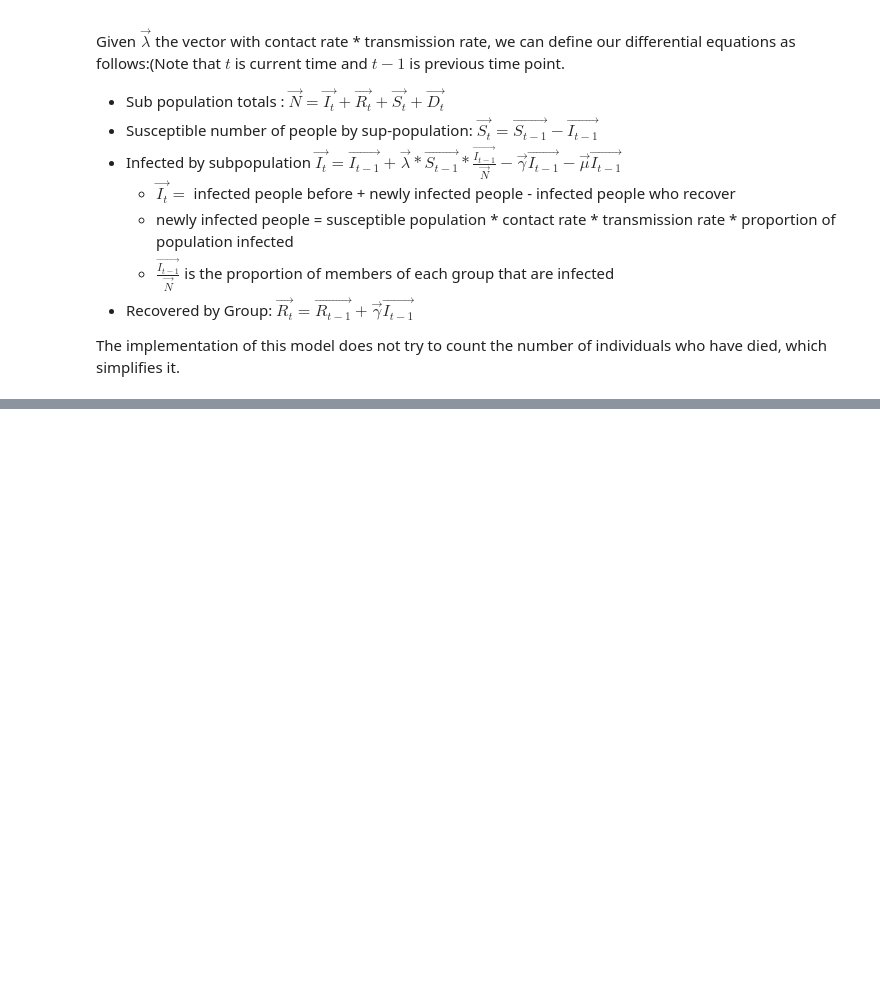
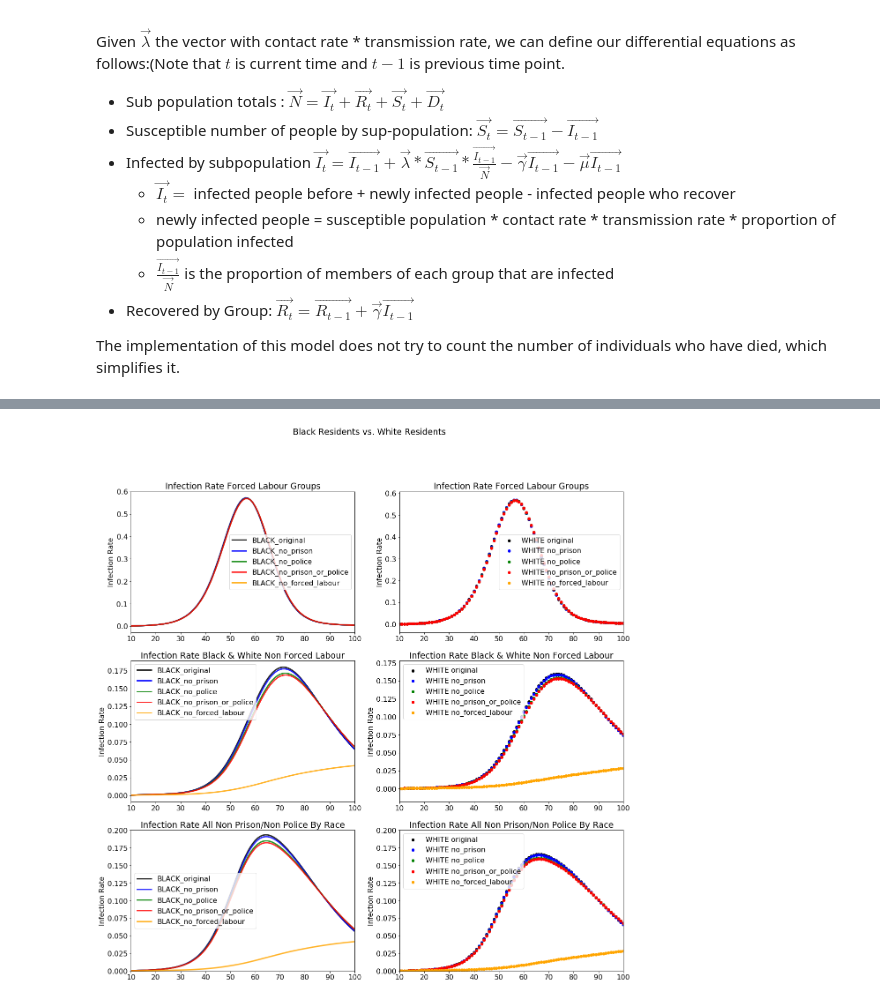
Before and after one commit to rachelwarren/CPE_Covid_Model, a Jupyter notebook: model/Model.ipynb, the cells around one changed output, grey strips where cells are left out. Cells and saved outputs as stored; diff of their text form; code cells hidden in the pictures; blank space fills up the shorter version.

```diff
--- a/model/Model.ipynb
+++ b/model/Model.ipynb
@@ -188,4 +173,4 @@ dict_keys(['I10_PI25_L14___pc5_pgrp13.8', 'I10_PI25_L14___pc5_pgrp14.9', 'I10_PI
 # %%
-i = infection_maps['I10_PI0.45_L28___pc15_pgrp18.2']
-pop_for_model = pop_sizes[pop_sizes['name'] == 'I10_PI0.45_L28___pc15_pgrp18.2']
+i = infection_maps['I10_PI0.35_L14___pc10_pgrp16']
+pop_for_model = pop_sizes[pop_sizes['name'] == 'I10_PI0.35_L14___pc10_pgrp16']
 p = pop_for_model.loc['original']
@@ -200,57 +215,49 @@ pop_sizes.head()
 # %%
-fig, (ax1, ax2, ax3) = plt.subplots(3, figsize = (20, 20))
+fig, ax  = plt.subplots(3, 2, figsize = (20, 20))
 fig.suptitle("Black Residents vs. White Residents")
 
 model_colors = {
     'original' : 'k',
-  #  'eq_forced_labour': 'b',
+   # 'eq_forced_labour': 'p',
     'no_prison': 'b',
     'no_police': 'g',
     'no_prison_or_police': 'r',
     'no_forced_labour' : 'orange'
 }
 
 for k in model_colors.keys():
     df = i[i['model_name'] == k]
     pop_size = pop_for_model.loc[k]
     #print(k + "   " + str(pop_size['Black_Forced_Labour']))
     x = df['Black_Forced_Labour']/pop_size['Black_Forced_Labour']
     y = df['Black']/pop_size['Black']
     z = (df['Black'] + df['Black_Forced_Labour'])/ (pop_size['Black'] + pop_size['Black_Forced_Labour'])
 
-    ax1.plot(df.index, x , model_colors[k], alpha=0.85, lw=3, label = 'BLACK_' + k)
-    ax2.plot(df.index, y ,model_colors[k], alpha=0.85, lw=3, label='BLACK_' + k)
-    ax3.plot(df.index, z, model_colors[k], alpha =0.85, lw=3, label =  "BLACK_" + k)
+    ax[0, 0].plot(df.index, x , model_colors[k], alpha=0.85, lw=3, label = 'BLACK_' + k)
+    ax[1,0].plot(df.index, y ,model_colors[k], alpha=0.85, lw=3, label='BLACK_' + k)
+    ax[2,0].plot(df.index, z, model_colors[k], alpha =0.85, lw=3, label =  "BLACK_" + k)
 
-    if k in ['original', 'no_forced_labour']:
-        z2 = (df['White'] + df['White_Forced_Labour'])/(pop_size['White'] + pop_size['White_Forced_Labour'])
+    #if k in ['original', 'no_forced_labour']:
+    z2 = (df['White'] + df['White_Forced_Labour'])/(pop_size['White'] + pop_size['White_Forced_Labour'])
 
-        ax1.scatter(df.index, df['White_Forced_Labour']/pop_size['White_Forced_Labour'],
-                    color = model_colors[k], lw = 2, label = 'WHITE '+k)
-        ax2.scatter(df.index, df['White']/pop_size['White'], color = model_colors[k], lw = 2, label = 'WHITE '+ k)
-        ax3.scatter(df.index, z2, color = model_colors[k], lw = 2, label = 'WHITE '+k)
+    ax[0,1].scatter(
+        df.index, df['White_Forced_Labour']/pop_size['White_Forced_Labour'],
+                color = model_colors[k], lw = 1, label = 'WHITE '+k)
+    ax[1,1].scatter(df.index, df['White']/pop_size['White'], color = model_colors[k], lw = 1, label = 'WHITE '+ k)
+    ax[2,1].scatter(df.index, z2, color = model_colors[k], lw = 1, label = 'WHITE '+k)
 
-ax2.set_xlabel('Time /days')
+for r in range(0, 3):
+    for c in range(0,2):
+        ax[r,c].set_ylabel('Infection Rate')
+        ax[r,c].legend(loc = 'best')
+        ax[r,c].set_xlim(10, 100)
+        ax[0,c].set_title('Infection Rate Forced Labour Groups')
+        ax[1,c].set_title('Infection Rate Black & White Non Forced Labour')
+        ax[2,c].set_title('Infection Rate All Non Prison/Non Police By Race')
+        ax[2,c].set_ylim(0, 0.2)
 
-ax1.set_ylabel('Infection rate ')
-ax2.set_ylabel('Infection rate ')
-ax3.set_ylabel('Infection rate ')
-
-ax1.set_title('Infection Rate Black Force Labour')
-ax2.set_title('Infection Rate Black')
-ax2.set_title('Infection Rate Black / White All population + Forced Labour')
-
-ax1.legend(loc = 'best')
-ax2.legend()
-ax3.legend()
-# ax2.set_ylim(0,0.75)
-# ax1.set_ylim(0,0.75)
-
-ax2.set_xlim(10,100)
-ax1.set_xlim(10,100)
-ax2.yaxis.set_tick_params(length=0)
-# ax.xaxis.set_tick_params(length=0)
-# ax.grid(b=True, which='major', c='w', lw=2, ls='-')
 
 plt.show()
+# %% [output]
+[figure, added]
 # %%
```
Also changed, not shown: parts of 20 cells of this notebook.
